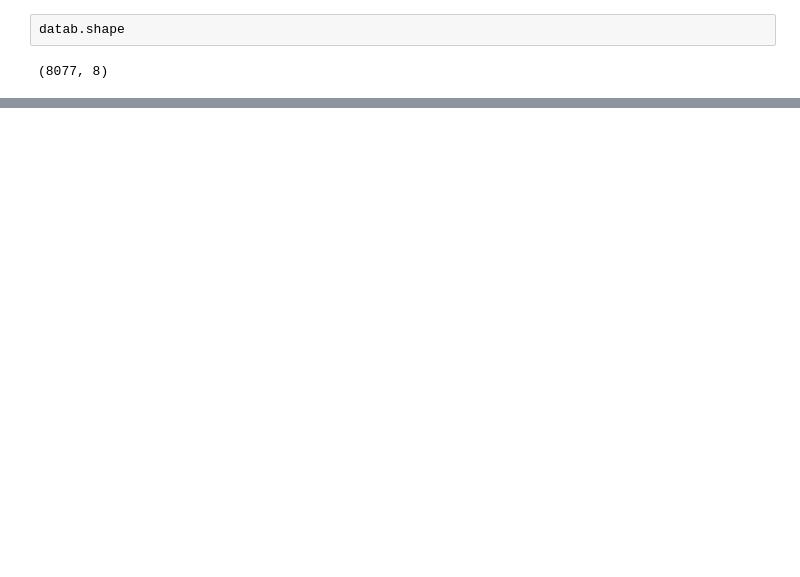
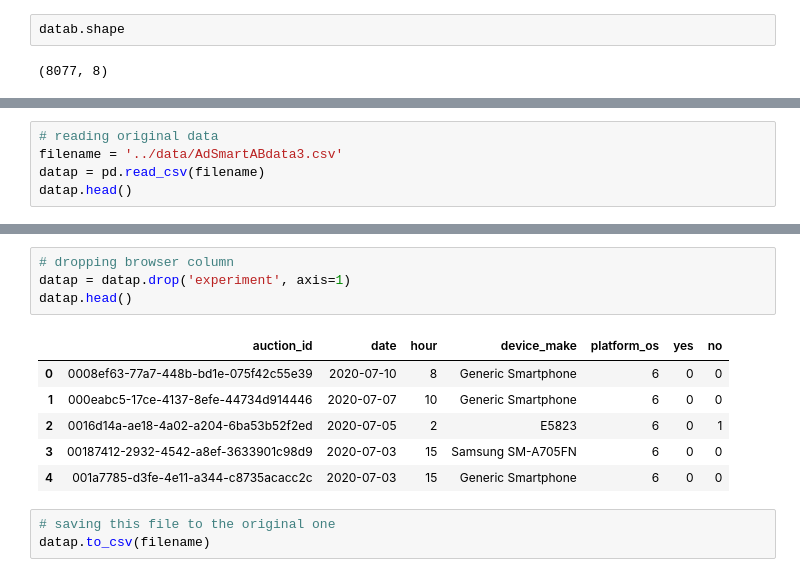
Before and after one commit to nebasam/abtest_mlops, a Jupyter notebook: notebooks/abtest_mlops.ipynb, the cells around one changed output, grey strips where cells are left out. Drawn from its saved outputs; the diff is of its cells as text; blank space fills up the shorter version.

Commit message:
Data: track

```diff
--- a/notebooks/abtest_mlops.ipynb
+++ b/notebooks/abtest_mlops.ipynb
@@ -319,0 +318,5 @@ datab.shape
+# %%
+# reading original data
+filename = '../data/AdSmartABdata3.csv'
+datap = pd.read_csv(filename)
+datap.head()
@@ -319,0 +330,14 @@ datab.shape
+# %%
+# dropping browser column
+datap = datap.drop('experiment', axis=1)
+datap.head()
+# %% [output]
+|  | auction_id | date | hour | device_make | platform_os | yes | no |
+| 0 | 0008ef63-77a7-448b-bd1e-075f42c55e39 | 2020-07-10 | 8 | Generic Smartphone | 6 | 0 | 0 |
+| 1 | 000eabc5-17ce-4137-8efe-44734d914446 | 2020-07-07 | 10 | Generic Smartphone | 6 | 0 | 0 |
+| 2 | 0016d14a-ae18-4a02-a204-6ba53b52f2ed | 2020-07-05 | 2 | E5823 | 6 | 0 | 1 |
+| 3 | 00187412-2932-4542-a8ef-3633901c98d9 | 2020-07-03 | 15 | Samsung SM-A705FN | 6 | 0 | 0 |
+| 4 | 001a7785-d3fe-4e11-a344-c8735acacc2c | 2020-07-03 | 15 | Generic Smartphone | 6 | 0 | 0 |
+# %%
+# saving this file to the original one
+datap.to_csv(filename)
```
Also changed, not shown: parts of 6 cells of this notebook, 20 other files.
